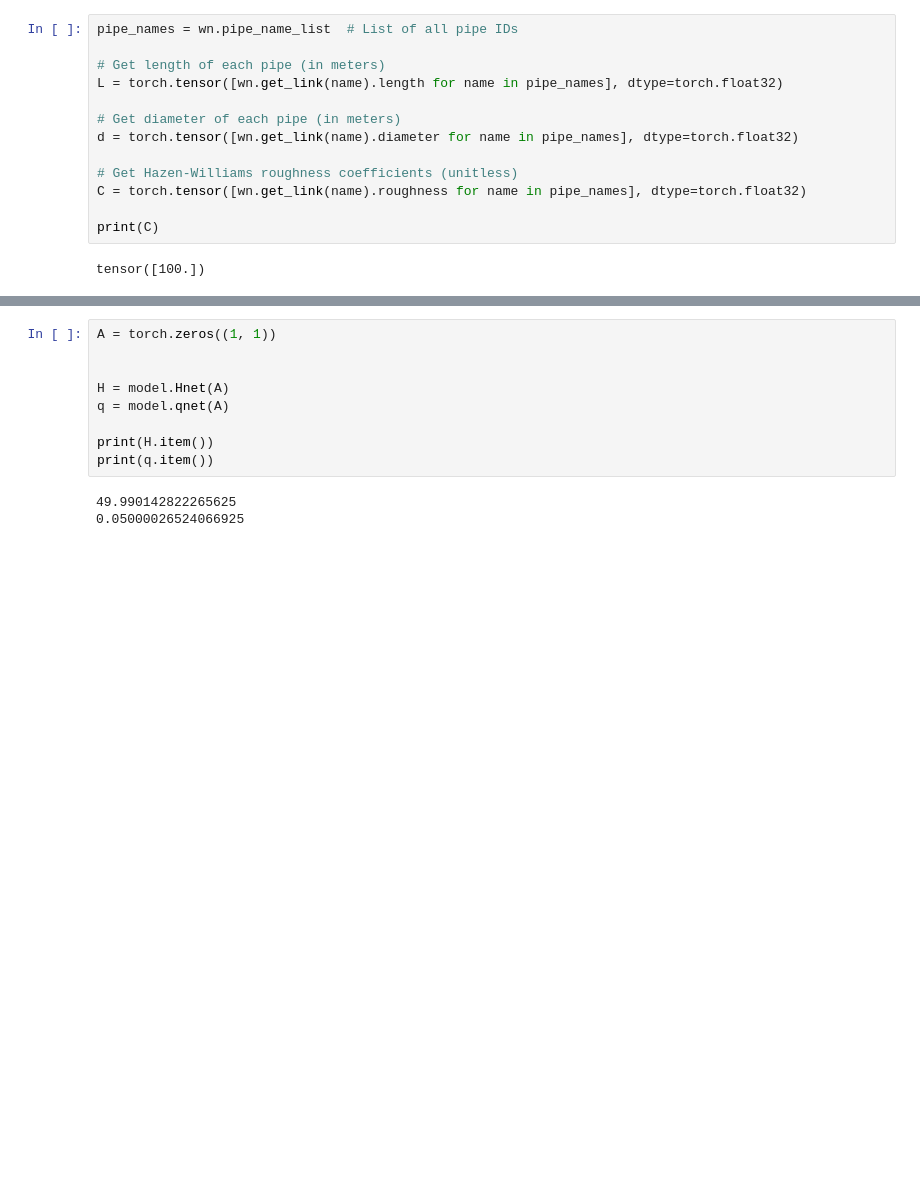
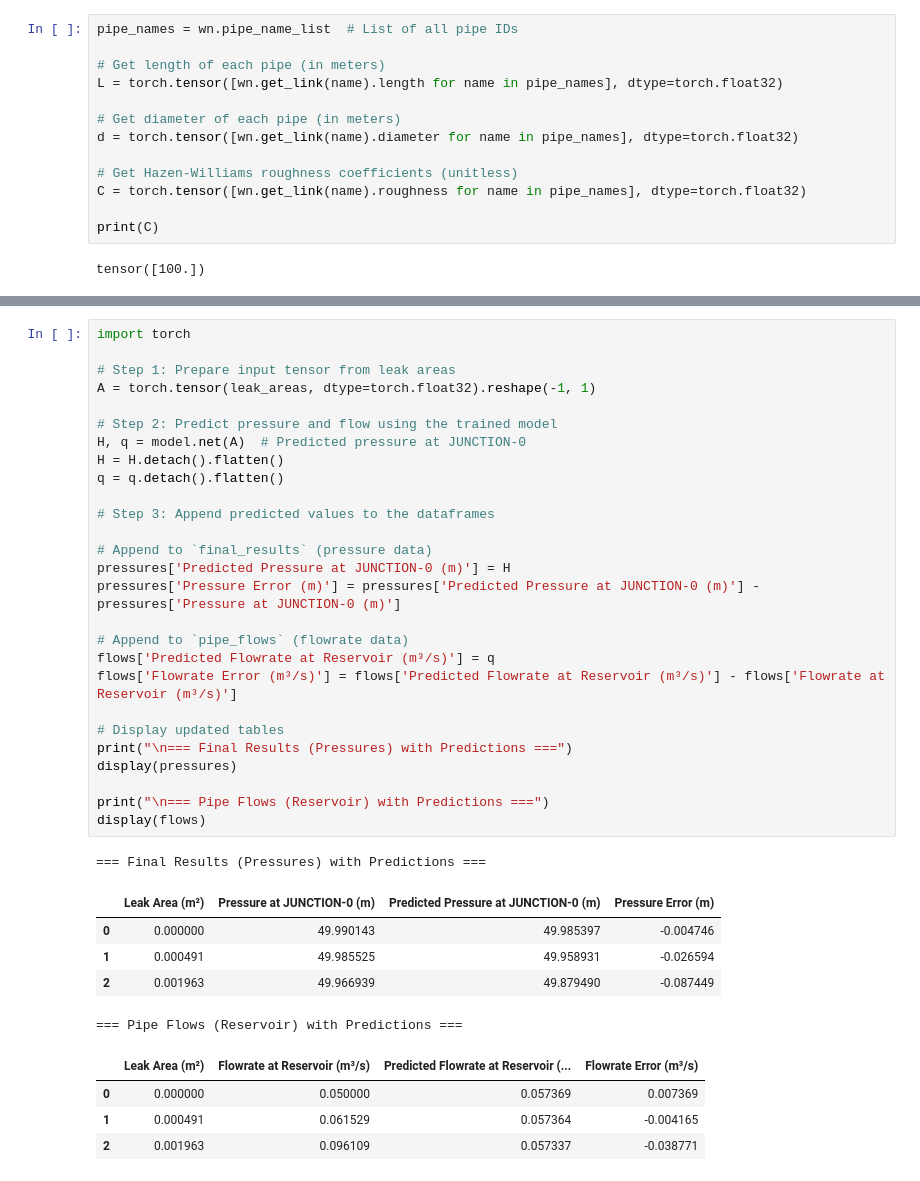
Before and after one commit to johanslettengren/synthetic-anomaly-generation, a Jupyter notebook: static-modelling/WNTR.ipynb, the cells around one changed output, grey strips where cells are left out. Drawn from its saved outputs; the diff is of its cells as text; blank space fills up the shorter version.

```diff
--- a/static-modelling/WNTR.ipynb
+++ b/static-modelling/WNTR.ipynb
@@ -194,12 +210,38 @@ Best loss: tensor(6.0717e-13, grad_fn=<AddBackward0>)
 # %%
-A = torch.zeros((1, 1))
+import torch
 
+# Step 1: Prepare input tensor from leak areas
+A = torch.tensor(leak_areas, dtype=torch.float32).reshape(-1, 1)
 
-H = model.Hnet(A)
-q = model.qnet(A)
+# Step 2: Predict pressure and flow using the trained model
+H, q = model.net(A)  # Predicted pressure at JUNCTION-0
+H = H.detach().flatten()
+q = q.detach().flatten()
 
-print(H.item())
-print(q.item())
+# Step 3: Append predicted values to the dataframes
+
+# Append to `final_results` (pressure data)
+pressures['Predicted Pressure at JUNCTION-0 (m)'] = H
+pressures['Pressure Error (m)'] = pressures['Predicted Pressure at JUNCTION-0 (m)'] - pressures['Pressure at JUNCTION-0 (m)']
+
+# Append to `pipe_flows` (flowrate data)
+flows['Predicted Flowrate at Reservoir (m³/s)'] = q
+flows['Flowrate Error (m³/s)'] = flows['Predicted Flowrate at Reservoir (m³/s)'] - flows['Flowrate at Reservoir (m³/s)']
+
+# Display updated tables
+print("\n=== Final Results (Pressures) with Predictions ===")
+display(pressures)
+
+print("\n=== Pipe Flows (Reservoir) with Predictions ===")
+display(flows)
 # %% [output]
-49.990142822265625
-0.05000026524066925
+=== Final Results (Pressures) with Predictions ===
+|  | Leak Area (m²) | Pressure at JUNCTION-0 (m) | Predicted Pressure at JUNCTION-0 (m) | Pressure Error (m) |
+| 0 | 0.000000 | 49.990143 | 49.985397 | -0.004746 |
+| 1 | 0.000491 | 49.985525 | 49.958931 | -0.026594 |
+| 2 | 0.001963 | 49.966939 | 49.879490 | -0.087449 |
+=== Pipe Flows (Reservoir) with Predictions ===
+|  | Leak Area (m²) | Flowrate at Reservoir (m³/s) | Predicted Flowrate at Reservoir (... | Flowrate Error (m³/s) |
+| 0 | 0.000000 | 0.050000 | 0.057369 | 0.007369 |
+| 1 | 0.000491 | 0.061529 | 0.057364 | -0.004165 |
+| 2 | 0.001963 | 0.096109 | 0.057337 | -0.038771 |
```
Also changed, not shown: parts of 6 cells of this notebook, 7 other files.
